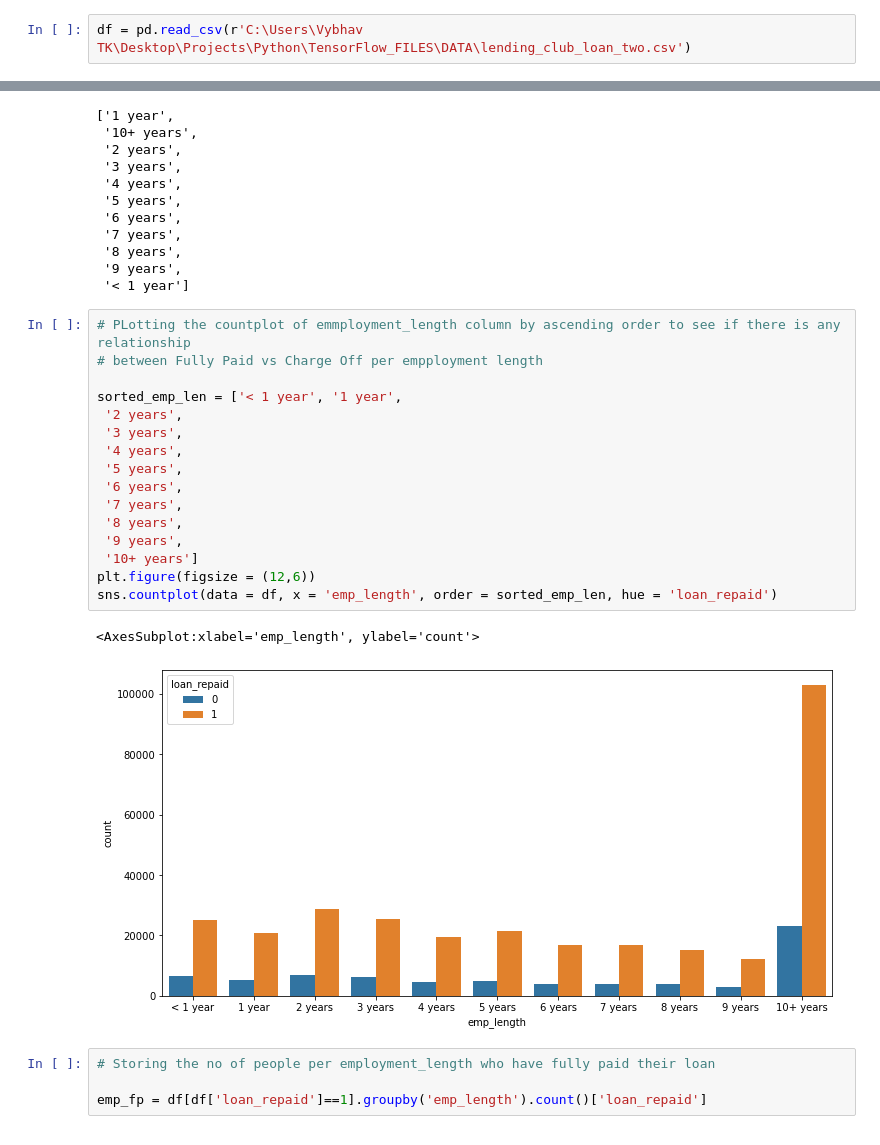
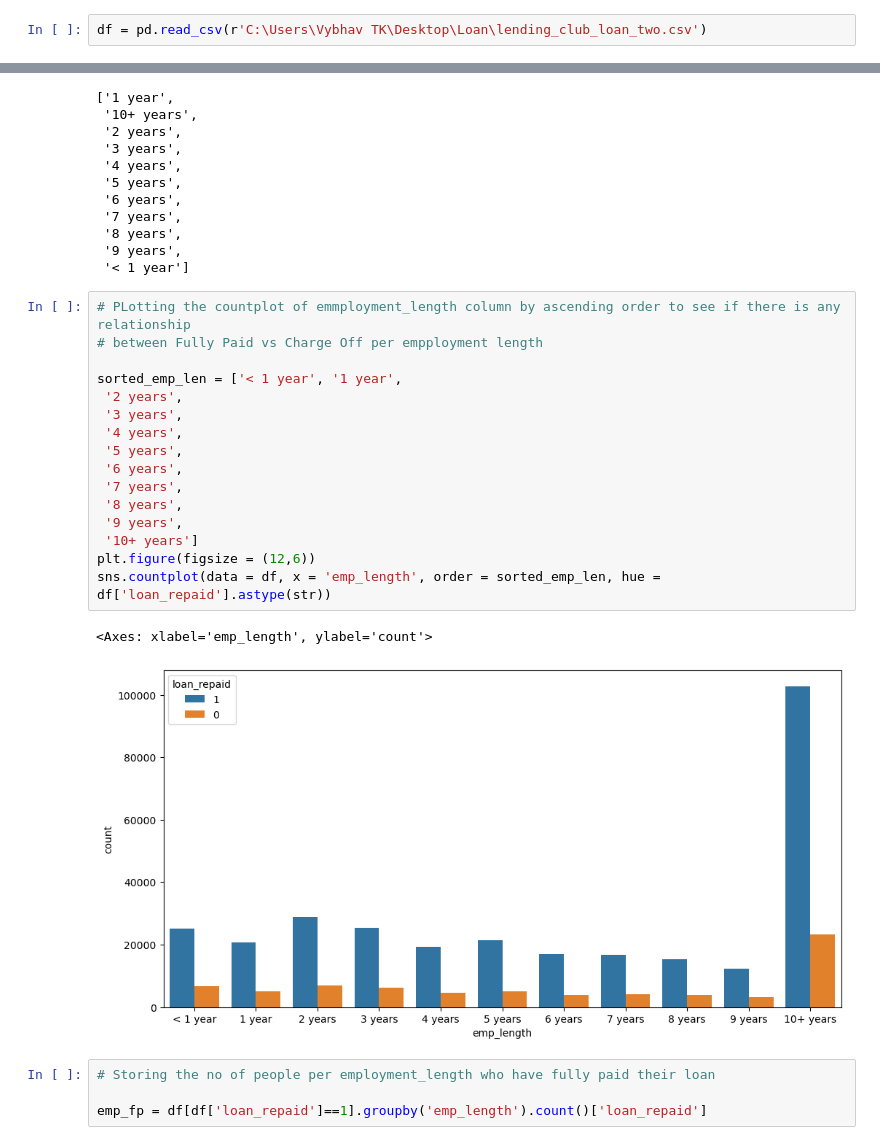
Before and after one commit to vybhav-tk/Python_ML_Project, a Jupyter notebook: LendingClub_Project.ipynb, the cells around one changed output, grey strips where cells are left out. Saved outputs shown, nothing was run; the diff lists cells and outputs as text.

```diff
--- a/LendingClub_Project.ipynb
+++ b/LendingClub_Project.ipynb
@@ -179,7 +178,7 @@ import seaborn as sns
 
 %matplotlib inline
 # %%
-df = pd.read_csv(r'C:\Users\Vybhav TK\Desktop\Projects\Python\TensorFlow_FILES\DATA\lending_club_loan_two.csv')
+df = pd.read_csv(r'C:\Users\Vybhav TK\Desktop\Loan\lending_club_loan_two.csv')
 # %%
 df.head()
 # %% [output]
@@ -415,22 +415,22 @@ sorted(df['emp_length'].dropna().unique())
 # %%
 # PLotting the countplot of emmployment_length column by ascending order to see if there is any relationship
 # between Fully Paid vs Charge Off per empployment length
 
 sorted_emp_len = ['< 1 year', '1 year',
  '2 years',
  '3 years',
  '4 years',
  '5 years',
  '6 years',
  '7 years',
  '8 years',
  '9 years',
  '10+ years']
 plt.figure(figsize = (12,6))
-sns.countplot(data = df, x = 'emp_length', order = sorted_emp_len, hue = 'loan_repaid')
+sns.countplot(data = df, x = 'emp_length', order = sorted_emp_len, hue = df['loan_repaid'].astype(str))
 # %% [output]
-<AxesSubplot:xlabel='emp_length', ylabel='count'>
+<Axes: xlabel='emp_length', ylabel='count'>
-[figure, old version]
+[figure, new version]
 # %%
 # Storing the no of people per employment_length who have fully paid their loan
 
```
Also changed, not shown: parts of 26 cells of this notebook.
